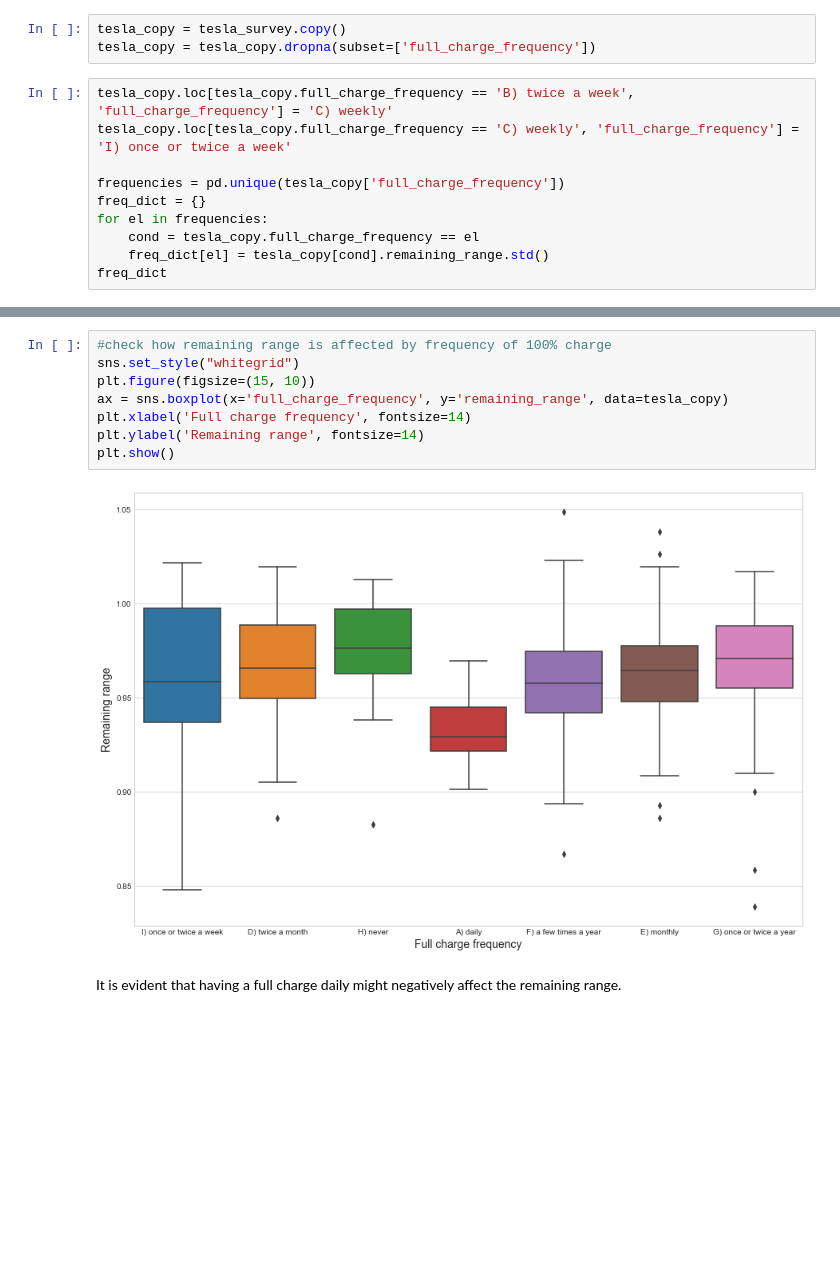
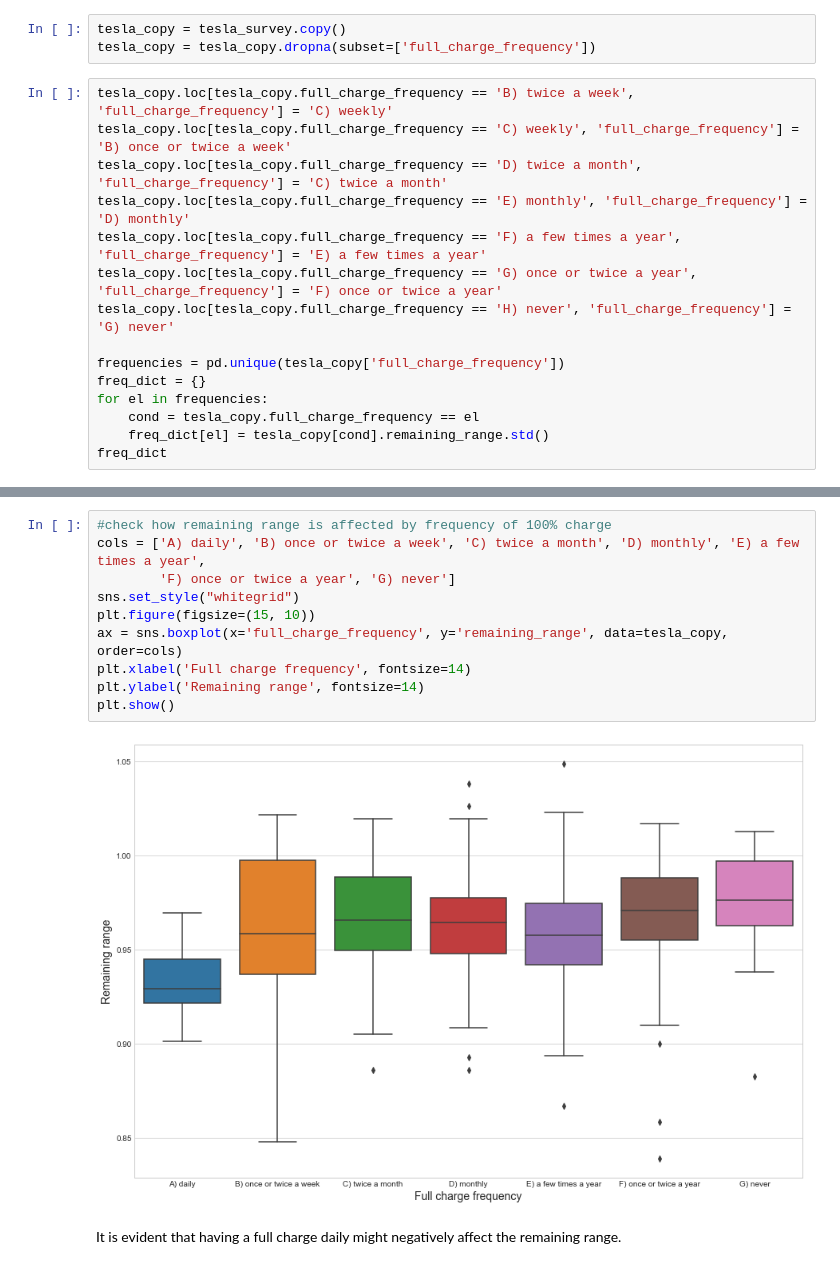
Before and after one commit to kvalentine95/capstone_data_science, a Jupyter notebook: tesla/tesla-battery-degradation.ipynb, the cells around one changed output, grey strips where cells are left out. Saved outputs shown, nothing was run; the diff lists cells and outputs as text; blank space fills up the shorter version.

```diff
--- a/tesla/tesla-battery-degradation.ipynb
+++ b/tesla/tesla-battery-degradation.ipynb
@@ -654,7 +655,12 @@ tesla_copy = tesla_survey.copy()
 tesla_copy = tesla_copy.dropna(subset=['full_charge_frequency'])
 # %%
 tesla_copy.loc[tesla_copy.full_charge_frequency == 'B) twice a week', 'full_charge_frequency'] = 'C) weekly'
-tesla_copy.loc[tesla_copy.full_charge_frequency == 'C) weekly', 'full_charge_frequency'] = 'I) once or twice a week'
+tesla_copy.loc[tesla_copy.full_charge_frequency == 'C) weekly', 'full_charge_frequency'] = 'B) once or twice a week'
+tesla_copy.loc[tesla_copy.full_charge_frequency == 'D) twice a month', 'full_charge_frequency'] = 'C) twice a month'
+tesla_copy.loc[tesla_copy.full_charge_frequency == 'E) monthly', 'full_charge_frequency'] = 'D) monthly'
+tesla_copy.loc[tesla_copy.full_charge_frequency == 'F) a few times a year', 'full_charge_frequency'] = 'E) a few times a year'
+tesla_copy.loc[tesla_copy.full_charge_frequency == 'G) once or twice a year', 'full_charge_frequency'] = 'F) once or twice a year'
+tesla_copy.loc[tesla_copy.full_charge_frequency == 'H) never', 'full_charge_frequency'] = 'G) never'
 
 frequencies = pd.unique(tesla_copy['full_charge_frequency'])
 freq_dict = {}
@@ -673,13 +679,15 @@ freq_dict
 # %%
 #check how remaining range is affected by frequency of 100% charge
+cols = ['A) daily', 'B) once or twice a week', 'C) twice a month', 'D) monthly', 'E) a few times a year',
+        'F) once or twice a year', 'G) never']
 sns.set_style("whitegrid")
 plt.figure(figsize=(15, 10))
-ax = sns.boxplot(x='full_charge_frequency', y='remaining_range', data=tesla_copy)
+ax = sns.boxplot(x='full_charge_frequency', y='remaining_range', data=tesla_copy, order=cols)
 plt.xlabel('Full charge frequency', fontsize=14)
 plt.ylabel('Remaining range', fontsize=14)
 plt.show()
 # %% [output]
-[figure, old version]
+[figure, new version]
 # %% [markdown]
 It is evident that having a full charge daily might negatively affect the remaining range.
 # %%
```
Also changed, not shown: parts of 14 cells of this notebook, 4 other files.
